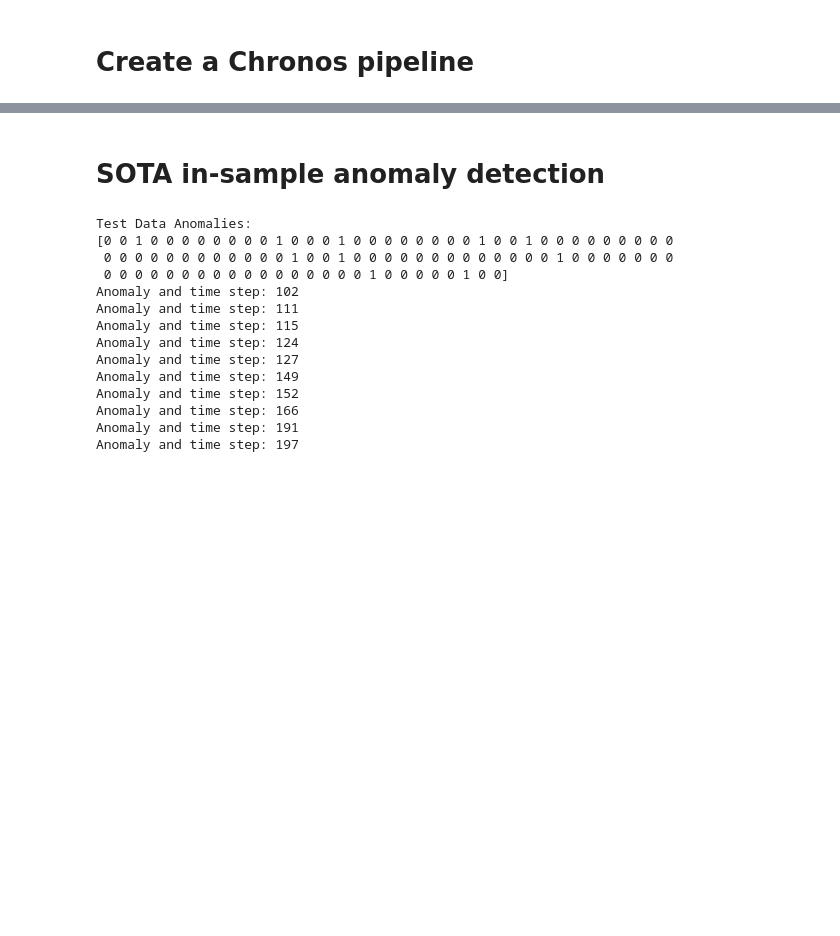
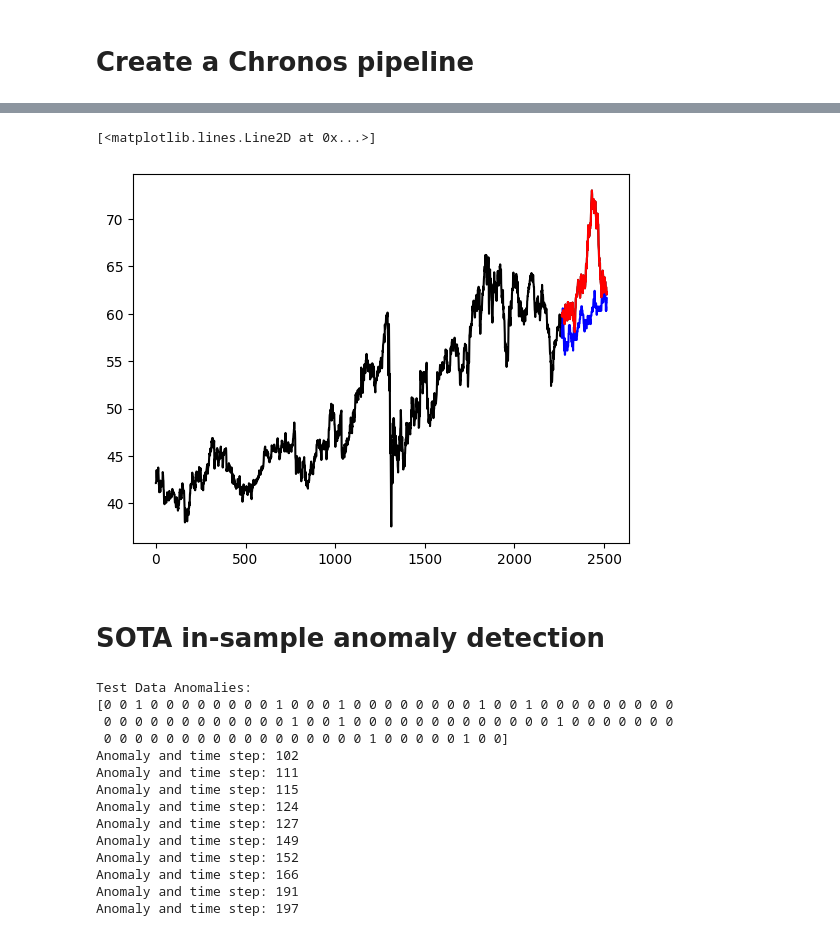
Before and after one commit to HillelCharbit/NLP-anomalydetector, a Jupyter notebook: pipeline.ipynb, the cells around one changed output, grey strips where cells are left out. Drawn from its saved outputs; the diff is of its cells as text; code cells hidden in the pictures; blank space fills up the shorter version.

```diff
--- a/pipeline.ipynb
+++ b/pipeline.ipynb
@@ -92,3 +148,12 @@ We recommend keeping prediction length <= 64. The quality of longer predictions
+# %%
+# plot the forecasted data together with the train data and the real test data
+
+plt.plot(data_main.index, data_main["Close"], color="black", label="Train Data")
+plt.plot(forecast_index, output[0][0], color="blue", label="Forecasted Data")
+plt.plot(test_data.index, test_data["Close"], color="red", label="Test Data")
+# %% [output]
+[<matplotlib.lines.Line2D at 0x...>]
+[figure, added]
 # %% [markdown]
 # SOTA in-sample anomaly detection
 # %%
```
Also changed, not shown: parts of 2 cells of this notebook, 3 other files.
